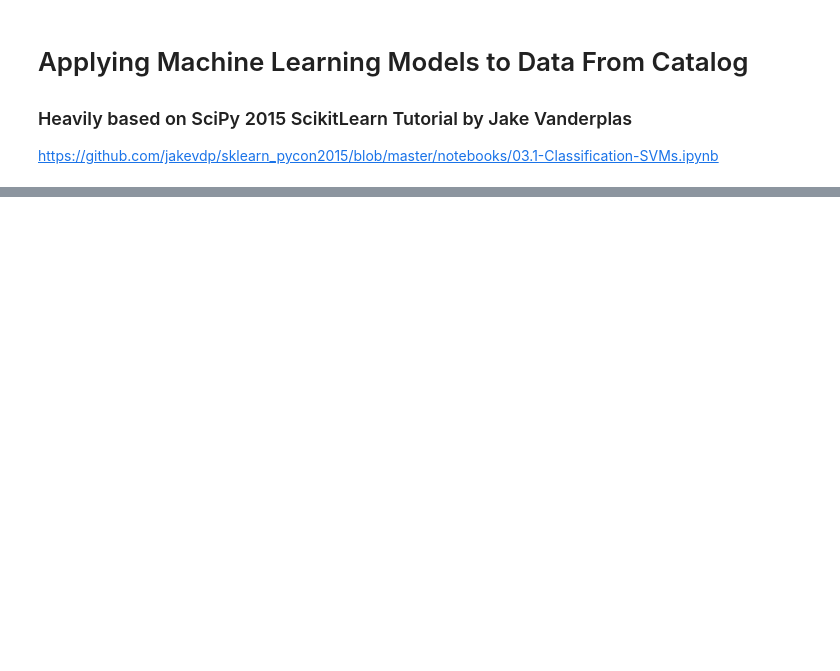
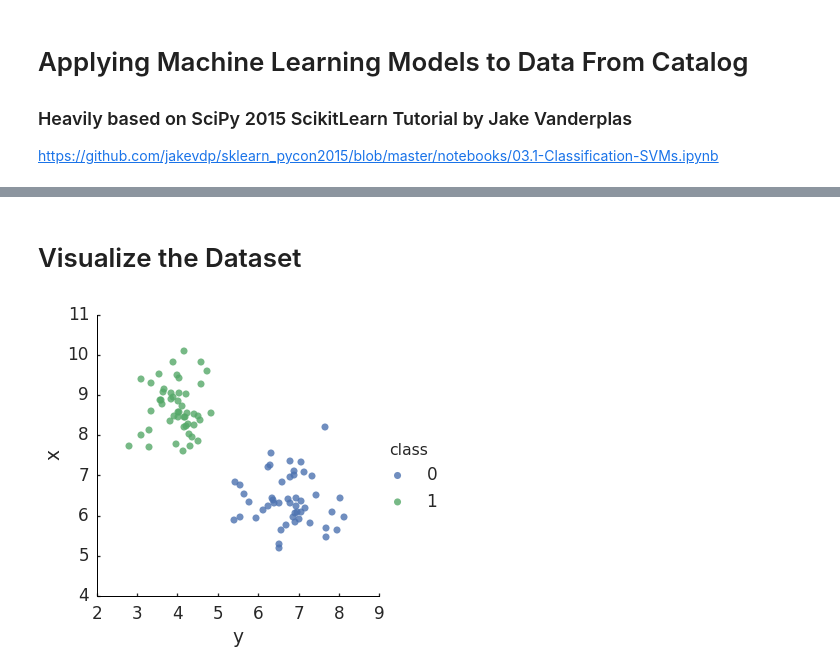
Before and after one commit to blaiszik/globus-catalog-examples, a Jupyter notebook: 3 - Applying Machine Learning Models to Data From Catalog.ipynb, the cells around one changed output, grey strips where cells are left out. Cells and saved outputs as stored; diff of their text form; code cells hidden in the pictures; blank space fills up the shorter version.

Commit message:
ML example (support vectorm classification) using data from Globus Catalog

```diff
--- a/3 - Applying Machine Learning Models to Data From Catalog.ipynb
+++ b/3 - Applying Machine Learning Models to Data From Catalog.ipynb
@@ -14,5 +23,5 @@ import seaborn as sns; sns.set()
 # %%
-sns.set_context("talk", font_scale=1.1)
+sns.set_context("talk", font_scale=1.3)
 
 ben_style = {'axes.axisbelow': True,
  'axes.edgecolor': '0',
@@ -22,7 +31,7 @@ ben_style = {'axes.axisbelow': True,
  'axes.linewidth': 1,
  'figure.facecolor': 'white',
  'font.family': [u'sans-serif'],
-             'font.size': 50,
+             'font.size': 75,
  'font.sans-serif': [u'Helvetica Neue',
   u'Liberation Sans',
   u'Bitstream Vera Sans',
@@ -55,0 +176,9 @@ sns.despine()
+# %% [markdown]
+# Visualize the Dataset
+# %%
+fig = sns.lmplot(x="x", y="y", data=df, order=2, hue="class", fit_reg=False, scatter_kws={"s": 50});
+fig.ax.set_ylabel('x')
+fig.ax.set_xlabel('y')
+sns.despine()
+# %% [output]
+[figure, added]
```
Also changed, not shown: parts of 20 cells of this notebook, 1 other file.
